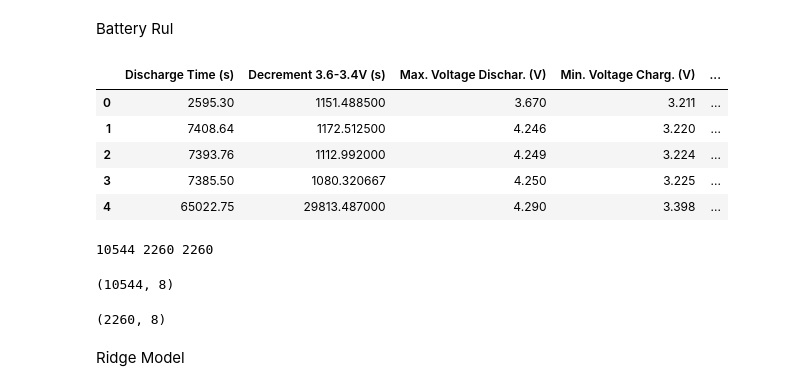
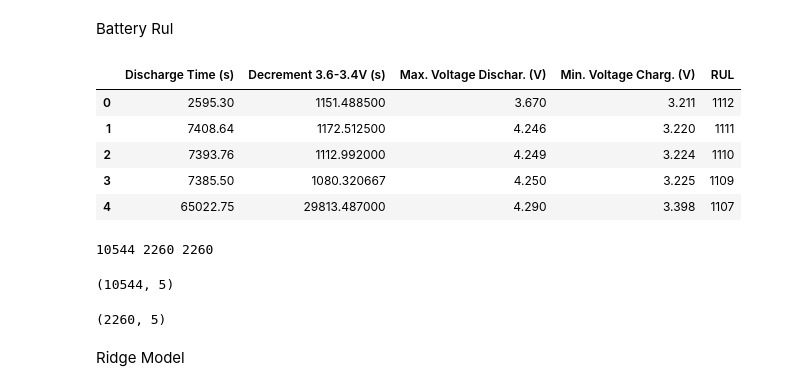
Before and after one commit to pavansharan007/battery-RUL, a Jupyter notebook: batteryRul.ipynb, the cells around one changed output. Cells and saved outputs as stored; diff of their text form; code cells hidden in the pictures.

```diff
--- a/batteryRul.ipynb
+++ b/batteryRul.ipynb
@@ -12,13 +12,14 @@ from sklearn.metrics import mean_squared_error
 from sklearn.metrics import r2_score
 # %%
 df = pd.read_csv("Battery_RUL.csv")
-df.drop(columns="Cycle_Index" , inplace= True)
+features_to_remove = ['Charging time (s)', 'Time constant current (s)', 'Time at 4.15V (s)','Cycle_Index']
+df.drop(columns=features_to_remove, inplace=True)
 df.head()
 # %% [output]
-|  | Discharge Time (s) | Decrement 3.6-3.4V (s) | Max. Voltage Dischar. (V) | Min. Voltage Charg. (V) | ... |
-| 0 | 2595.30 | 1151.488500 | 3.670 | 3.211 | ... |
-| 1 | 7408.64 | 1172.512500 | 4.246 | 3.220 | ... |
-| 2 | 7393.76 | 1112.992000 | 4.249 | 3.224 | ... |
-| 3 | 7385.50 | 1080.320667 | 4.250 | 3.225 | ... |
-| 4 | 65022.75 | 29813.487000 | 4.290 | 3.398 | ... |
+|  | Discharge Time (s) | Decrement 3.6-3.4V (s) | Max. Voltage Dischar. (V) | Min. Voltage Charg. (V) | RUL |
+| 0 | 2595.30 | 1151.488500 | 3.670 | 3.211 | 1112 |
+| 1 | 7408.64 | 1172.512500 | 4.246 | 3.220 | 1111 |
+| 2 | 7393.76 | 1112.992000 | 4.249 | 3.224 | 1110 |
+| 3 | 7385.50 | 1080.320667 | 4.250 | 3.225 | 1109 |
+| 4 | 65022.75 | 29813.487000 | 4.290 | 3.398 | 1107 |
 # %%
@@ -33,11 +34,11 @@ print(len(train),len(valid), len(test))
 # %%
 train.shape
 # %% [output]
-(10544, 8)
+(10544, 5)
 # %%
 valid.shape
 # %% [output]
-(2260, 8)
+(2260, 5)
 # %%
 x_train = train.drop(columns="RUL")
 y_train = train["RUL"]
```
Also changed, not shown: parts of 10 cells of this notebook, 1 other file.
